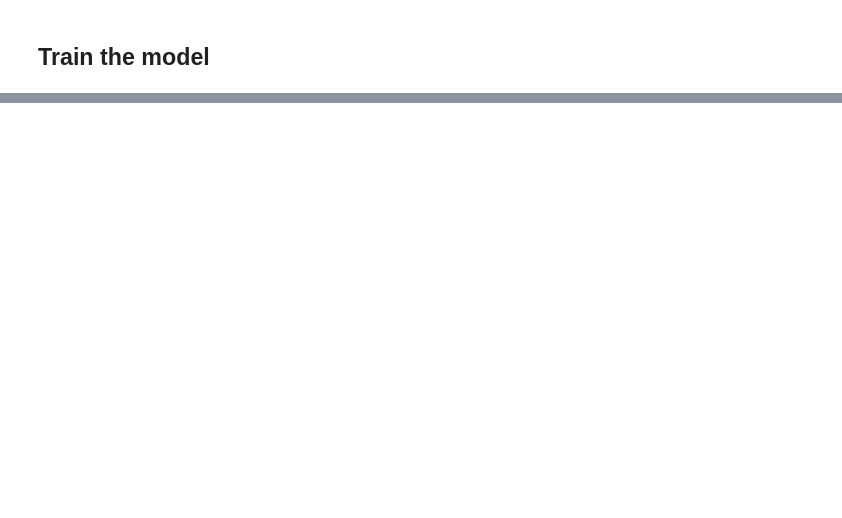
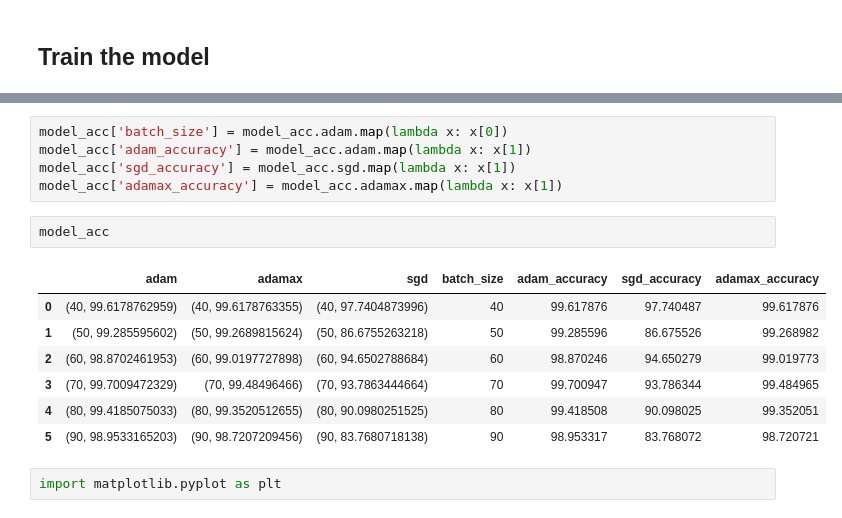
Before and after one commit to jhli973/PersonalLearnings, a Jupyter notebook: FaceRecognition/DataModeling.ipynb, the cells around one changed output, grey strips where cells are left out. Saved outputs shown, nothing was run; the diff lists cells and outputs as text; blank space fills up the shorter version.

```diff
--- a/FaceRecognition/DataModeling.ipynb
+++ b/FaceRecognition/DataModeling.ipynb
@@ -210,0 +77,17 @@ model.predict(resized_image)
+# %%
+model_acc['batch_size'] = model_acc.adam.map(lambda x: x[0])
+model_acc['adam_accuracy'] = model_acc.adam.map(lambda x: x[1])
+model_acc['sgd_accuracy'] = model_acc.sgd.map(lambda x: x[1])
+model_acc['adamax_accuracy'] = model_acc.adamax.map(lambda x: x[1])
+# %%
+model_acc
+# %% [output]
+|  | adam | adamax | sgd | batch_size | adam_accuracy | sgd_accuracy | adamax_accuracy |
+| 0 | (40, 99.6178762959) | (40, 99.6178763355) | (40, 97.7404873996) | 40 | 99.617876 | 97.740487 | 99.617876 |
+| 1 | (50, 99.285595602) | (50, 99.2689815624) | (50, 86.6755263218) | 50 | 99.285596 | 86.675526 | 99.268982 |
+| 2 | (60, 98.8702461953) | (60, 99.0197727898) | (60, 94.6502788684) | 60 | 98.870246 | 94.650279 | 99.019773 |
+| 3 | (70, 99.7009472329) | (70, 99.48496466) | (70, 93.7863444664) | 70 | 99.700947 | 93.786344 | 99.484965 |
+| 4 | (80, 99.4185075033) | (80, 99.3520512655) | (80, 90.0980251525) | 80 | 99.418508 | 90.098025 | 99.352051 |
+| 5 | (90, 98.9533165203) | (90, 98.7207209456) | (90, 83.7680718138) | 90 | 98.953317 | 83.768072 | 98.720721 |
+# %%
+import matplotlib.pyplot as plt
```
Also changed, not shown: parts of 25 cells of this notebook, 8 other files.
